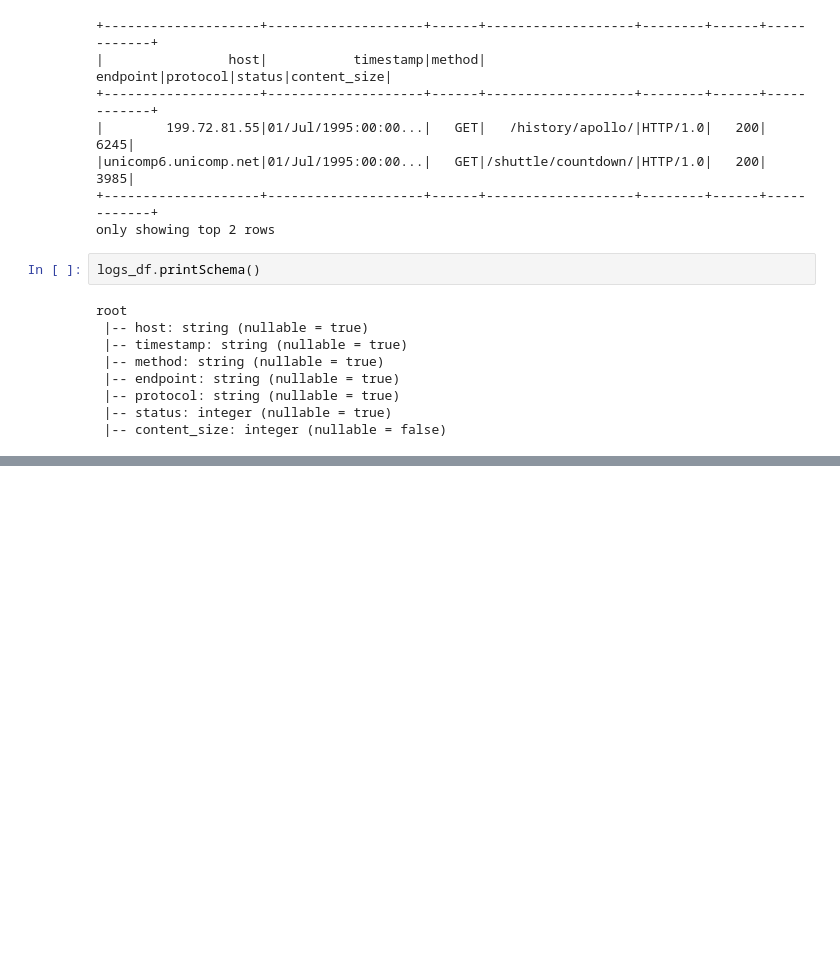
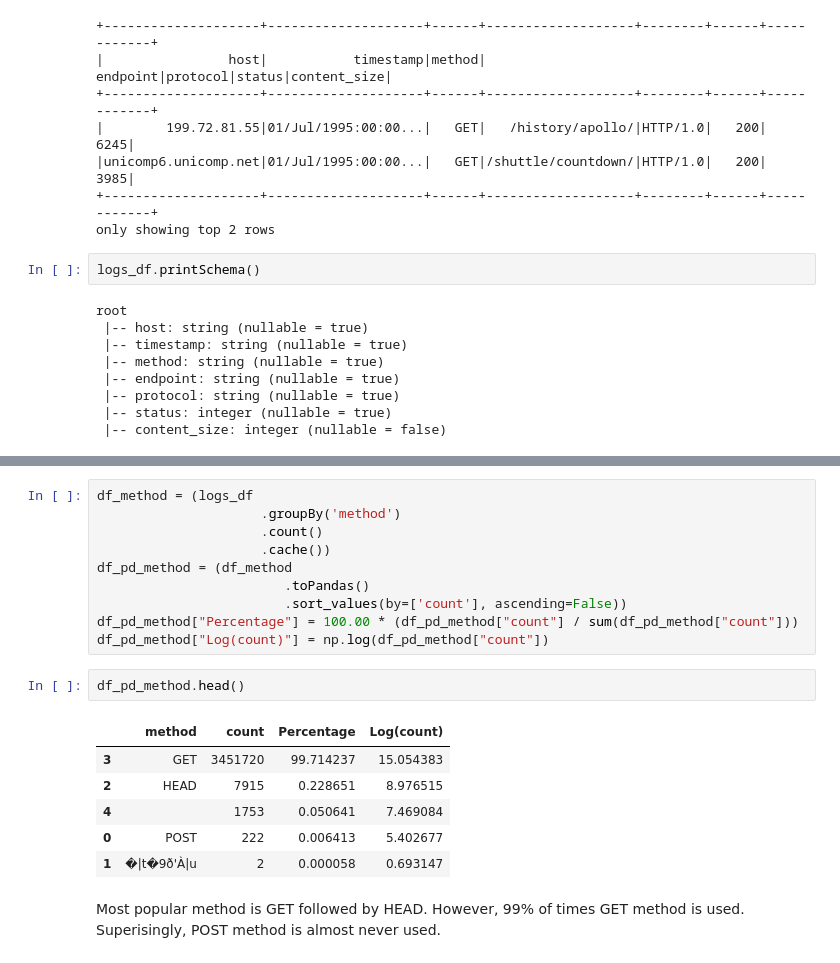
Before and after one commit to exchhattu/EDAUsingpySpark, a Jupyter notebook: pySpark.ipynb, the cells around one changed output, grey strips where cells are left out. Drawn from its saved outputs; the diff is of its cells as text; blank space fills up the shorter version.

```diff
--- a/pySpark.ipynb
+++ b/pySpark.ipynb
@@ -423,0 +539,21 @@ IllegalArgumentException: 'Unsupported class file major version 55'
+# %%
+df_method = (logs_df
+                     .groupBy('method')
+                     .count()
+                     .cache())
+df_pd_method = (df_method
+                        .toPandas()
+                        .sort_values(by=['count'], ascending=False))
+df_pd_method["Percentage"] = 100.00 * (df_pd_method["count"] / sum(df_pd_method["count"]))
+df_pd_method["Log(count)"] = np.log(df_pd_method["count"])
+# %%
+df_pd_method.head()
+# %% [output]
+|  | method | count | Percentage | Log(count) |
+| 3 | GET | 3451720 | 99.714237 | 15.054383 |
+| 2 | HEAD | 7915 | 0.228651 | 8.976515 |
+| 4 |  | 1753 | 0.050641 | 7.469084 |
+| 0 | POST | 222 | 0.006413 | 5.402677 |
+| 1 | �|t�9ð'À|u | 2 | 0.000058 | 0.693147 |
+# %% [markdown]
+Most popular method is GET followed by HEAD. However, 99% of times GET method is used. Superisingly, POST method is almost never used.
```
Also changed, not shown: parts of 17 cells of this notebook.
